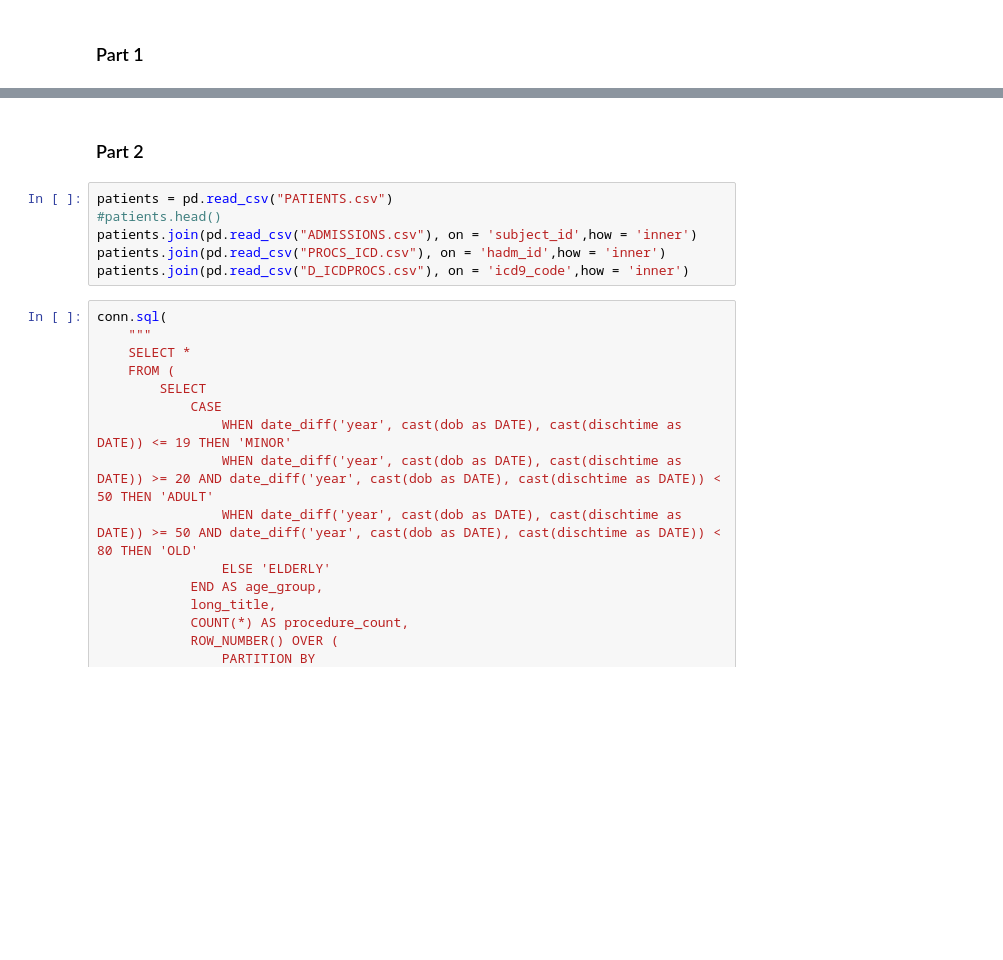
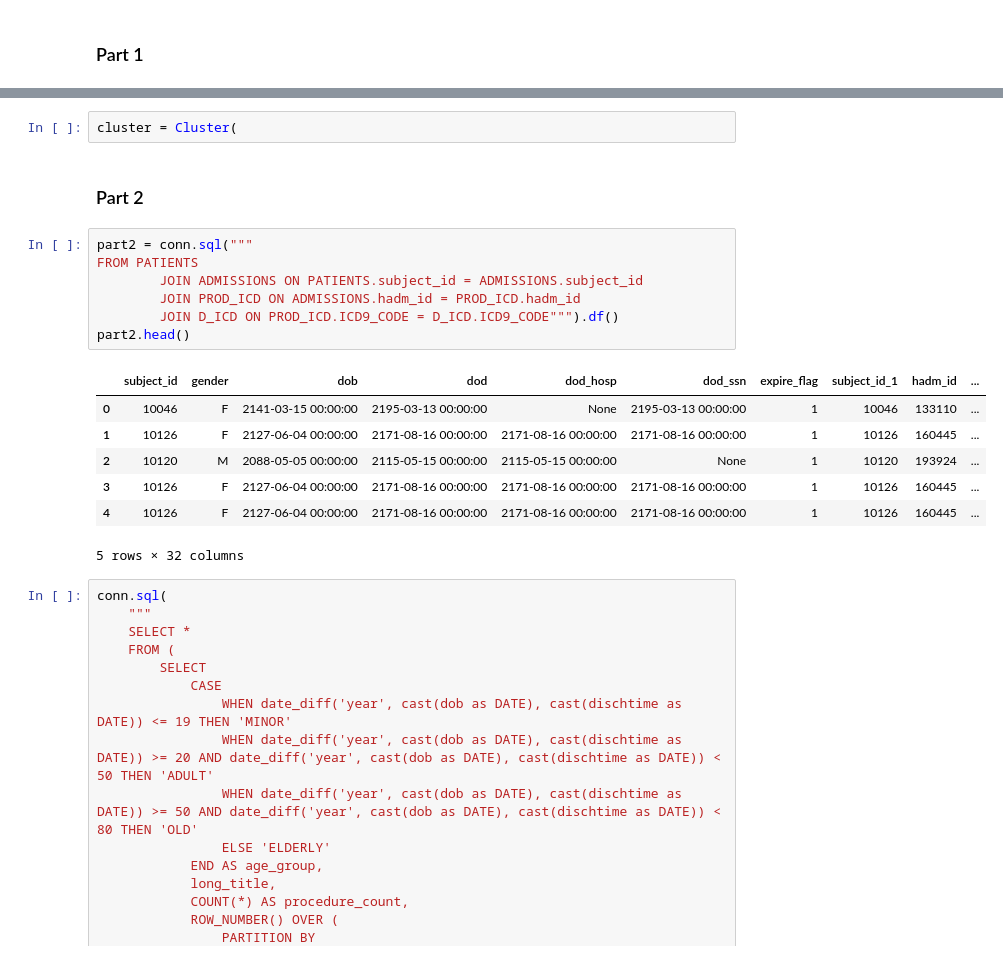
Before and after one commit to jwu5711/Jonathan_Wu_DE300, a Jupyter notebook: homework_2/DE300_Homework2.ipynb, the cells around one changed output, grey strips where cells are left out. Drawn from its saved outputs; the diff is of its cells as text; blank space fills up the shorter version.

```diff
--- a/homework_2/DE300_Homework2.ipynb
+++ b/homework_2/DE300_Homework2.ipynb
@@ -467,11 +531,22 @@ admissions.join(pd.read_csv("PRESCRIPTIONS.csv"), on = 'subject_id',how = 'inner
+# %%
+cluster = Cluster(
 # %% [markdown]
 ### Part 2
-# %%
-patients = pd.read_csv("PATIENTS.csv")
-#patients.head()
-patients.join(pd.read_csv("ADMISSIONS.csv"), on = 'subject_id',how = 'inner')
-patients.join(pd.read_csv("PROCS_ICD.csv"), on = 'hadm_id',how = 'inner')
-patients.join(pd.read_csv("D_ICDPROCS.csv"), on = 'icd9_code',how = 'inner')
+# %%
+part2 = conn.sql("""
+FROM PATIENTS
+        JOIN ADMISSIONS ON PATIENTS.subject_id = ADMISSIONS.subject_id
+        JOIN PROD_ICD ON ADMISSIONS.hadm_id = PROD_ICD.hadm_id
+        JOIN D_ICD ON PROD_ICD.ICD9_CODE = D_ICD.ICD9_CODE""").df()
+part2.head()
+# %% [output]
+|  | subject_id | gender | dob | dod | dod_hosp | dod_ssn | expire_flag | subject_id_1 | hadm_id | ... |
+| 0 | 10046 | F | 2141-03-15 00:00:00 | 2195-03-13 00:00:00 | None | 2195-03-13 00:00:00 | 1 | 10046 | 133110 | ... |
+| 1 | 10126 | F | 2127-06-04 00:00:00 | 2171-08-16 00:00:00 | 2171-08-16 00:00:00 | 2171-08-16 00:00:00 | 1 | 10126 | 160445 | ... |
+| 2 | 10120 | M | 2088-05-05 00:00:00 | 2115-05-15 00:00:00 | 2115-05-15 00:00:00 | None | 1 | 10120 | 193924 | ... |
+| 3 | 10126 | F | 2127-06-04 00:00:00 | 2171-08-16 00:00:00 | 2171-08-16 00:00:00 | 2171-08-16 00:00:00 | 1 | 10126 | 160445 | ... |
+| 4 | 10126 | F | 2127-06-04 00:00:00 | 2171-08-16 00:00:00 | 2171-08-16 00:00:00 | 2171-08-16 00:00:00 | 1 | 10126 | 160445 | ... |
+5 rows × 32 columns
 # %%
 conn.sql(
     """
```
Also changed, not shown: parts of 29 cells of this notebook, 4 other files.
